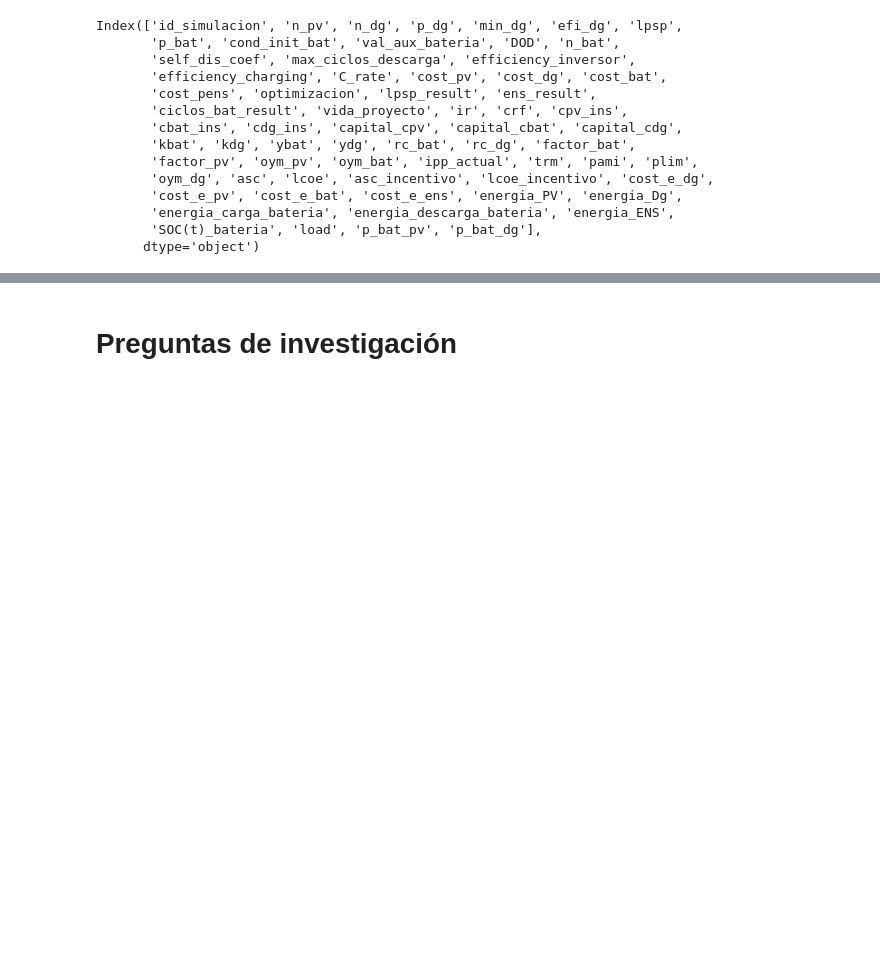
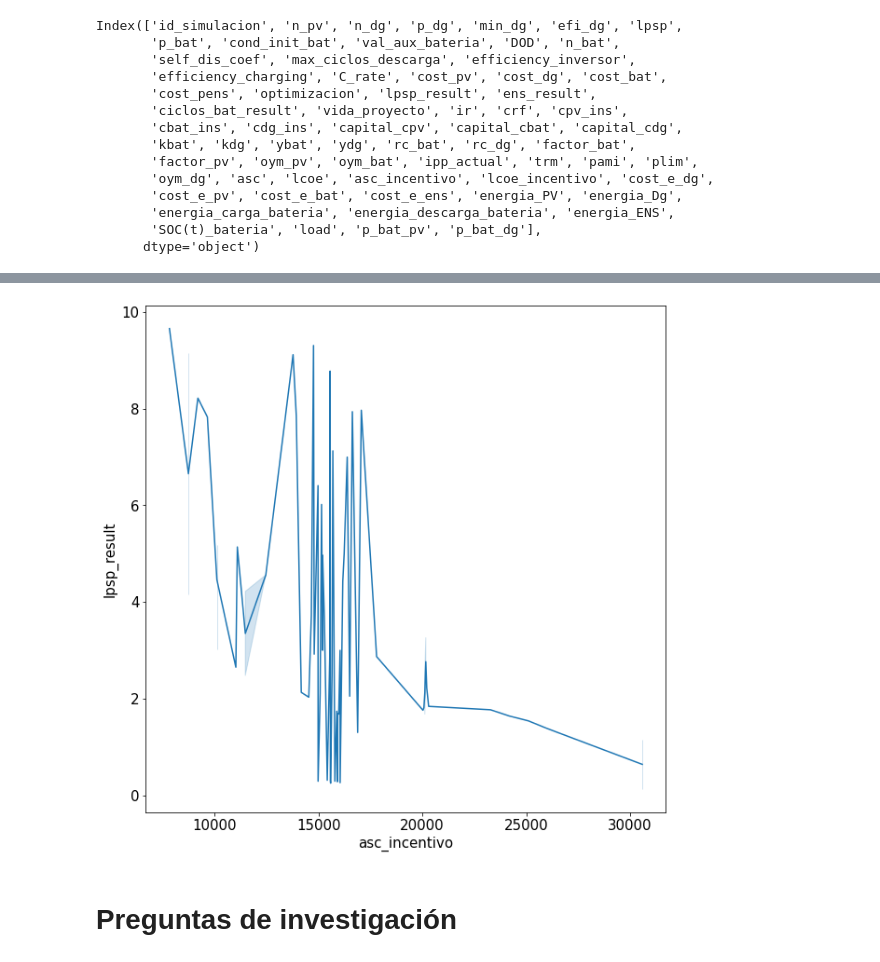
Before and after one commit to WRopero/dimensionamiento_microrred, a Jupyter notebook: preguntas_investigacion.ipynb, the cells around one changed output, grey strips where cells are left out. Cells and saved outputs as stored; diff of their text form; code cells hidden in the pictures; blank space fills up the shorter version.

```diff
--- a/preguntas_investigacion.ipynb
+++ b/preguntas_investigacion.ipynb
@@ -143,3 +114,9 @@ Index(['id_simulacion', 'n_pv', 'n_dg', 'p_dg', 'min_dg', 'efi_dg', 'lpsp',
+# %%
+plt.figure(figsize=(10, 10))
+sns.lineplot(data=df_analisis.query('optimizacion=="optimal" and p_dg !=0 '), x="asc_incentivo", y="lpsp_result")
+plt.show()
+# %% [output]
+[figure, added]
 # %% [markdown]
 # Preguntas de investigación
 # %% [markdown]
```
Also changed, not shown: parts of 6 cells of this notebook.
